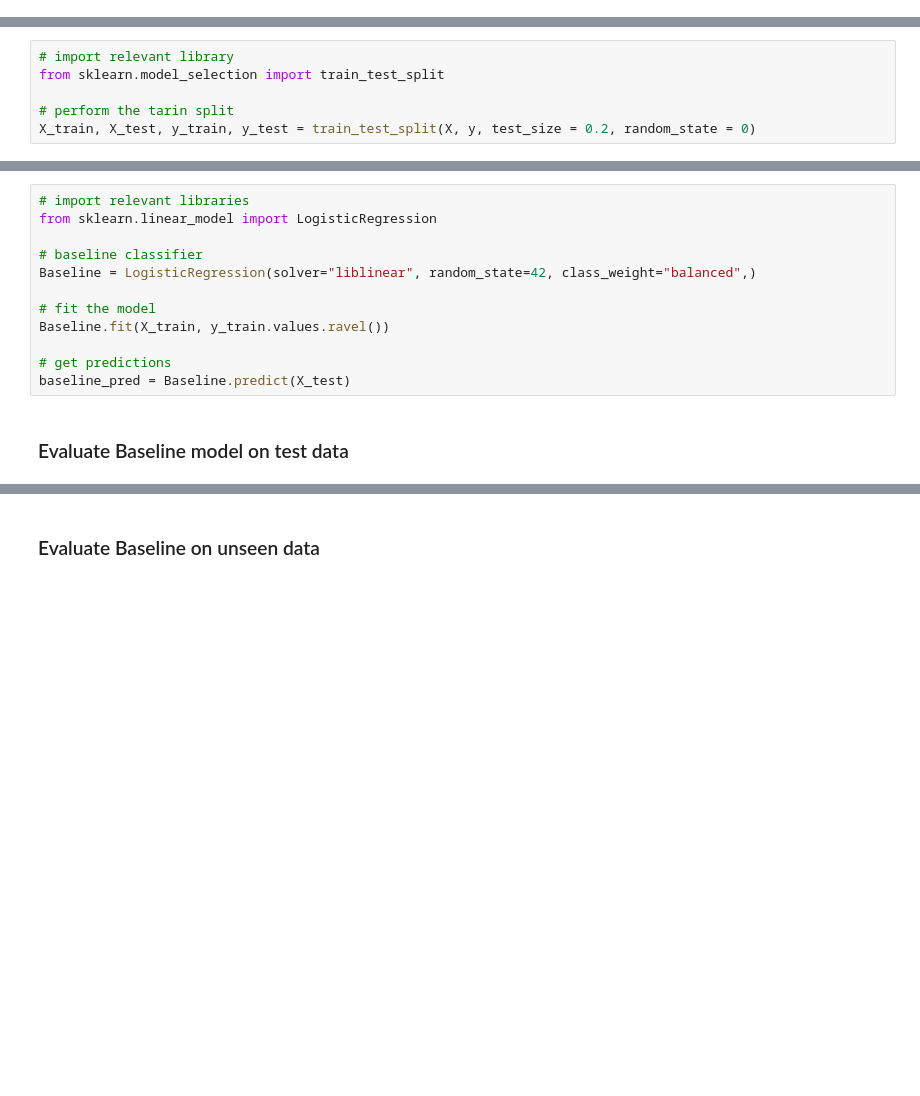
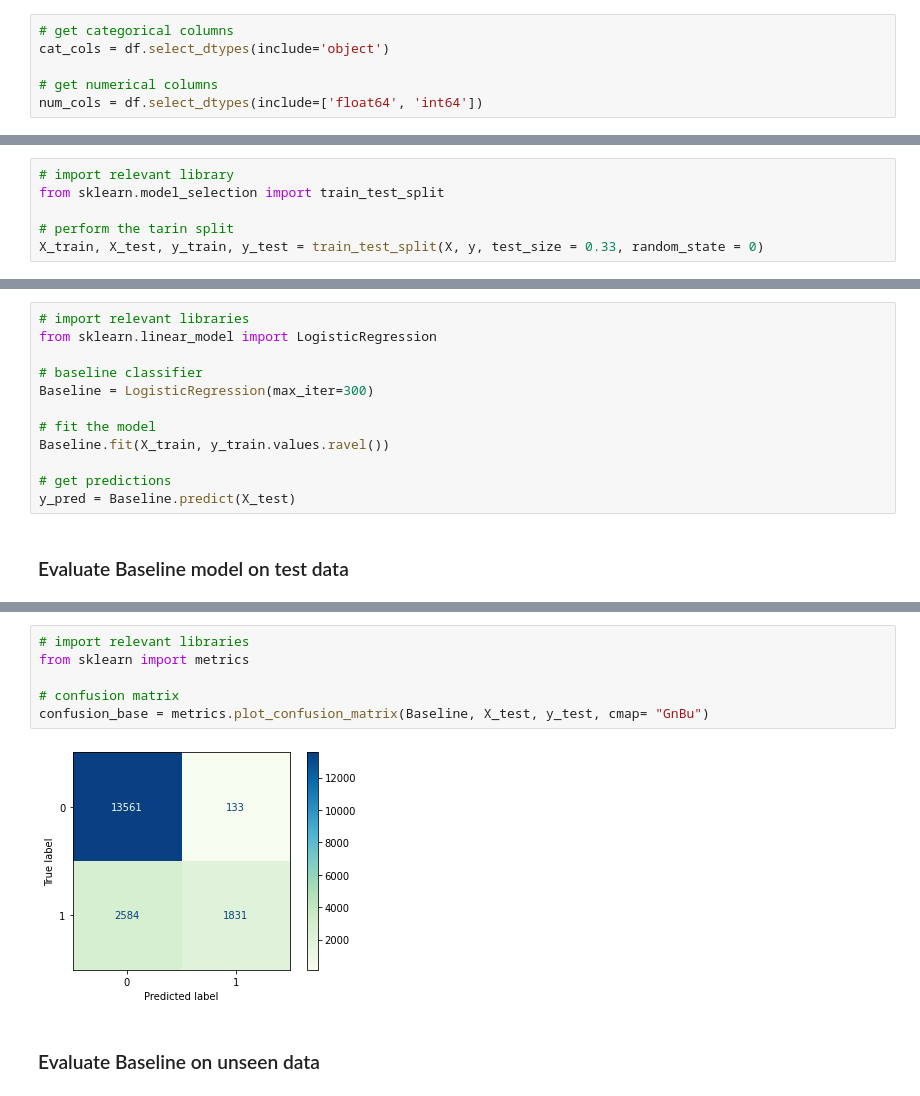
Before and after one commit to adikamunyao/Phase-3-project, a Jupyter notebook: index.ipynb, the cells around one changed output, grey strips where cells are left out. Cells and saved outputs as stored; diff of their text form; blank space fills up the shorter version.

```diff
--- a/index.ipynb
+++ b/index.ipynb
@@ -703,2 +695,8 @@ plt.show()
 # %% [markdown]
 #### Data Prepocessing
+# %%
+# get categorical columns
+cat_cols = df.select_dtypes(include='object')
+
+# get numerical columns
+num_cols = df.select_dtypes(include=['float64', 'int64'])
@@ -762,7 +776,7 @@ y.tail(4)
 from sklearn.model_selection import train_test_split
 
 # perform the tarin split
-X_train, X_test, y_train, y_test = train_test_split(X, y, test_size = 0.2, random_state = 0)
+X_train, X_test, y_train, y_test = train_test_split(X, y, test_size = 0.33, random_state = 0)
 # %% [markdown]
 >Data was split on the 80% training while test at 20%
 # %% [markdown]
@@ -795,13 +809,13 @@ The the accuracy of the model's predictions is  to compare its predictions to th
 from sklearn.linear_model import LogisticRegression
 
 # baseline classifier
-Baseline = LogisticRegression(solver="liblinear", random_state=42, class_weight="balanced",)
+Baseline = LogisticRegression(max_iter=300)
 
 # fit the model
 Baseline.fit(X_train, y_train.values.ravel())
 
 # get predictions
-baseline_pred = Baseline.predict(X_test)
+y_pred = Baseline.predict(X_test)
 # %% [markdown]
 ### Evaluate Baseline model on test data
 # %%
@@ -812,3 +826,11 @@ print(Baseline.score(X_train, y_train))
+# %%
+# import relevant libraries
+from sklearn import metrics
+
+# confusion matrix
+confusion_base = metrics.plot_confusion_matrix(Baseline, X_test, y_test, cmap= "GnBu")
+# %% [output]
+[figure, added]
 # %% [markdown]
 ### Evaluate Baseline on unseen data
 # %%
```
Also changed, not shown: parts of 23 cells of this notebook.
